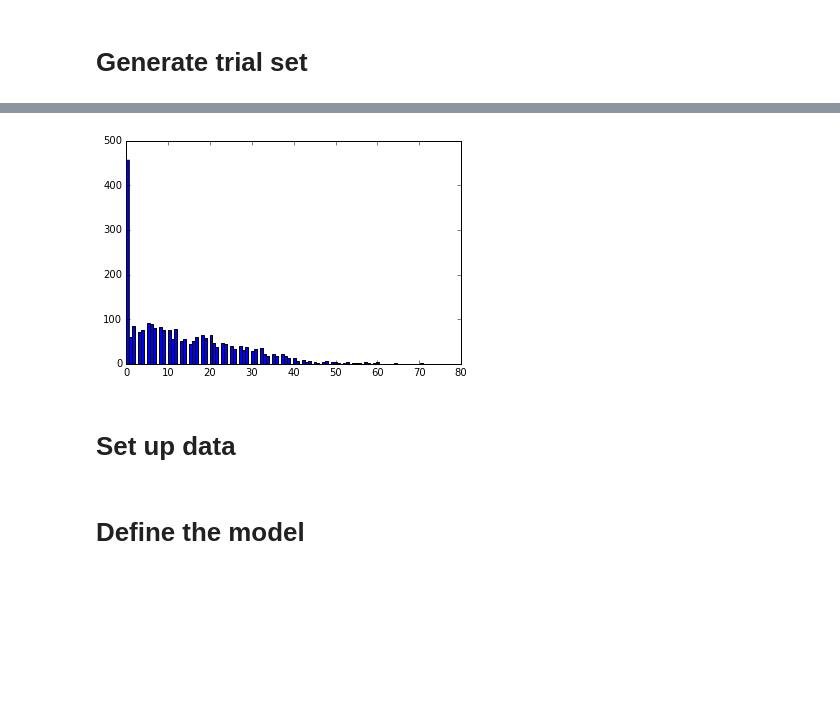
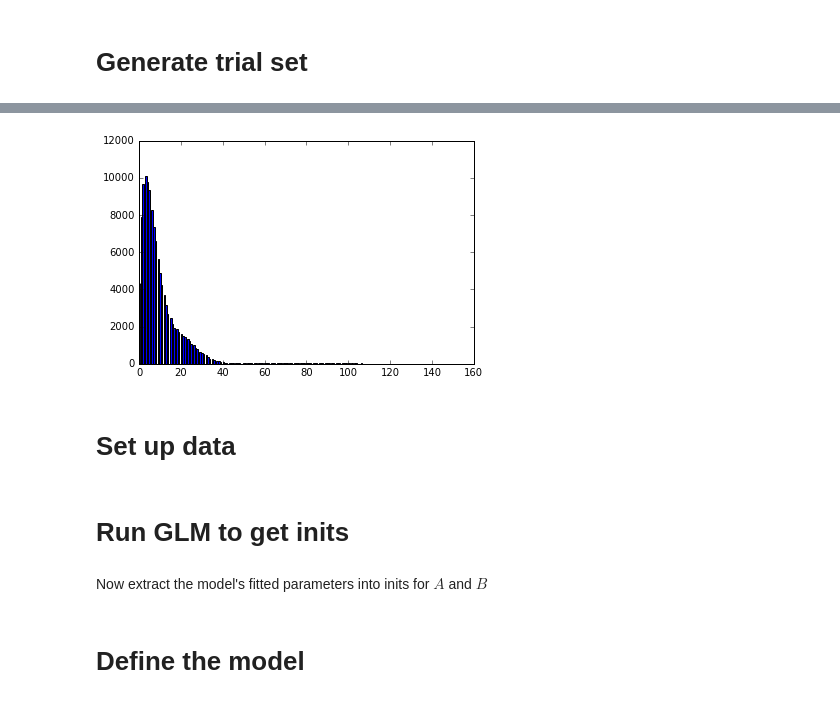
Before and after one commit to pearsonlab/utevsky2016, a Jupyter notebook: validate_edward_model.ipynb, the cells around one changed output, grey strips where cells are left out. Cells and saved outputs as stored; diff of their text form; code cells hidden in the pictures; blank space fills up the shorter version.

```diff
--- a/validate_edward_model.ipynb
+++ b/validate_edward_model.ipynb
@@ -46,12 +50,13 @@ dC = np.array([-10, -5, 5, 10])[np.newaxis, :] + 0.25 * np.random.randn(NU, K)
 # %% [markdown]
 # Regressors and latent states
 # %%
-dX = 1 + np.random.randn(P, NS)
+dX = 0.1 * np.random.randn(P, NS)
 
 import scipy.stats as stats
 
 ddelta = stats.beta.rvs(1.2, 1, size=(K,))
 dpi = np.cumprod(ddelta)
+print(ddelta, dpi)
 dZ = stats.bernoulli.rvs(dpi[:, np.newaxis], size=(K, NS))
 
 # plot states
@@ -66,6 +72,9 @@ dU, dS = np.meshgrid(range(NU), range(NS))
 dU = dU.ravel()
 dS = dS.ravel()
 # %%
-dlam_mean = dA[dU] + np.sum(dB[dU] * dX[:, dS].T, axis=1) + np.sum(dC[dU] * dZ[:, dS].T, axis=1)
+dlam_mean = np.tile(dA[dU] + np.sum(dB[dU] * dX[:, dS].T, axis=1) + np.sum(dC[dU] * dZ[:, dS].T, axis=1), Nrep)
 
-dlam = stats.norm.rvs(loc=dlam_mean, scale=0.1)
+dlam = stats.norm.rvs(loc=dlam_mean, scale=0.01)
+# %%
+dcount = stats.poisson.rvs(np.exp(dlam))
+dcount.shape
@@ -80,2 +86,0 @@ def softplus(x):
-# %%
-dcount = stats.poisson.rvs(softplus(dlam))
@@ -82,7 +91,7 @@ dcount = stats.poisson.rvs(softplus(dlam))
 # %%
-plt.hist(dcount, bins=100);
+plt.hist(dcount, bins=200);
 # %% [output]
-[figure, old version]
+[figure, new version]
 # %% [markdown]
 # Set up data
 # %%
@@ -93,0 +102,2 @@ stim = dS
+# %% [markdown]
+# Run GLM to get inits
@@ -93,0 +112,2 @@ stim = dS
+# %% [markdown]
+Now extract the model's fitted parameters into inits for $A$ and $B$
```
Also changed, not shown: parts of 36 cells of this notebook.
